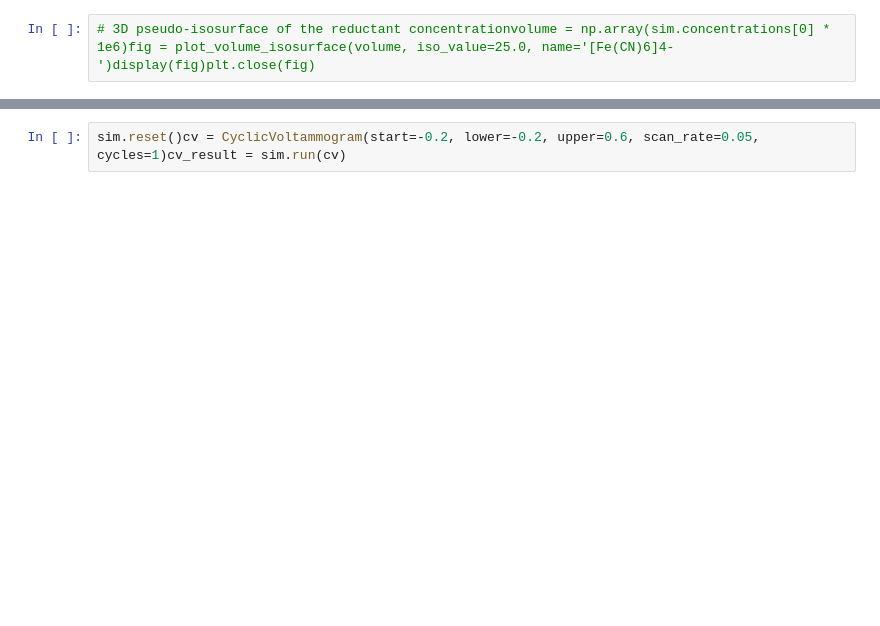
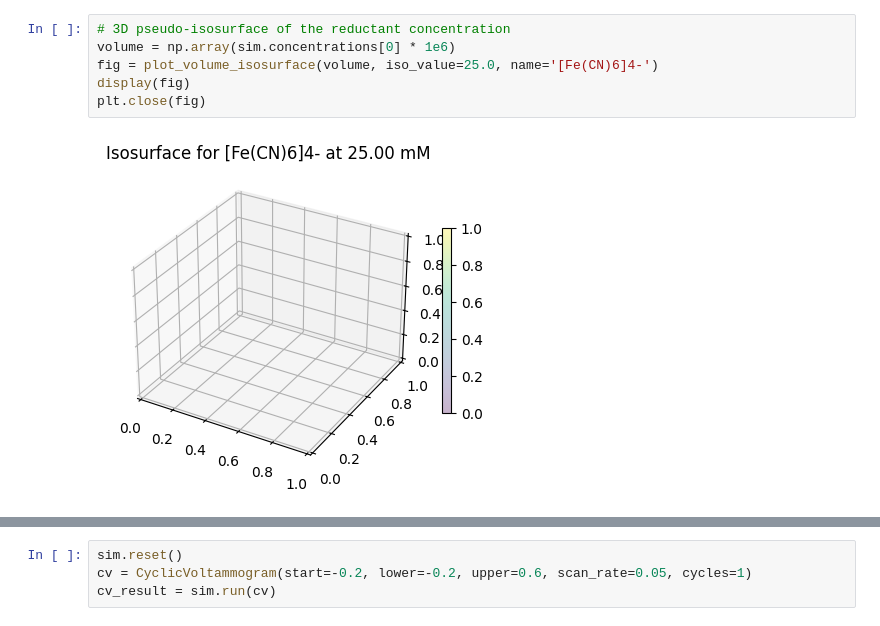
Before and after one commit to Andyuch/ion_dynamics, a Jupyter notebook: notebooks/operando_ion_transport.ipynb, the cells around one changed output, grey strips where cells are left out. Cells and saved outputs as stored; diff of their text form; blank space fills up the shorter version.

```diff
--- a/notebooks/operando_ion_transport.ipynb
+++ b/notebooks/operando_ion_transport.ipynb
@@ -17,3 +97,9 @@ plt.figure(figsize=(6, 3))plt.plot(np.array(step_result.times)*1e3, step_result.
 # %%
-# 3D pseudo-isosurface of the reductant concentrationvolume = np.array(sim.concentrations[0] * 1e6)fig = plot_volume_isosurface(volume, iso_value=25.0, name='[Fe(CN)6]4-')display(fig)plt.close(fig)
+# 3D pseudo-isosurface of the reductant concentration
+volume = np.array(sim.concentrations[0] * 1e6)
+fig = plot_volume_isosurface(volume, iso_value=25.0, name='[Fe(CN)6]4-')
+display(fig)
+plt.close(fig)
+# %% [output]
+[figure, added]
 # %% [markdown]
@@ -21,3 +108,5 @@ plt.figure(figsize=(6, 3))plt.plot(np.array(step_result.times)*1e3, step_result.
 # %%
-sim.reset()cv = CyclicVoltammogram(start=-0.2, lower=-0.2, upper=0.6, scan_rate=0.05, cycles=1)cv_result = sim.run(cv)
+sim.reset()
+cv = CyclicVoltammogram(start=-0.2, lower=-0.2, upper=0.6, scan_rate=0.05, cycles=1)
+cv_result = sim.run(cv)
 # %%
```
Also changed, not shown: parts of 7 cells of this notebook, 2 other files.
